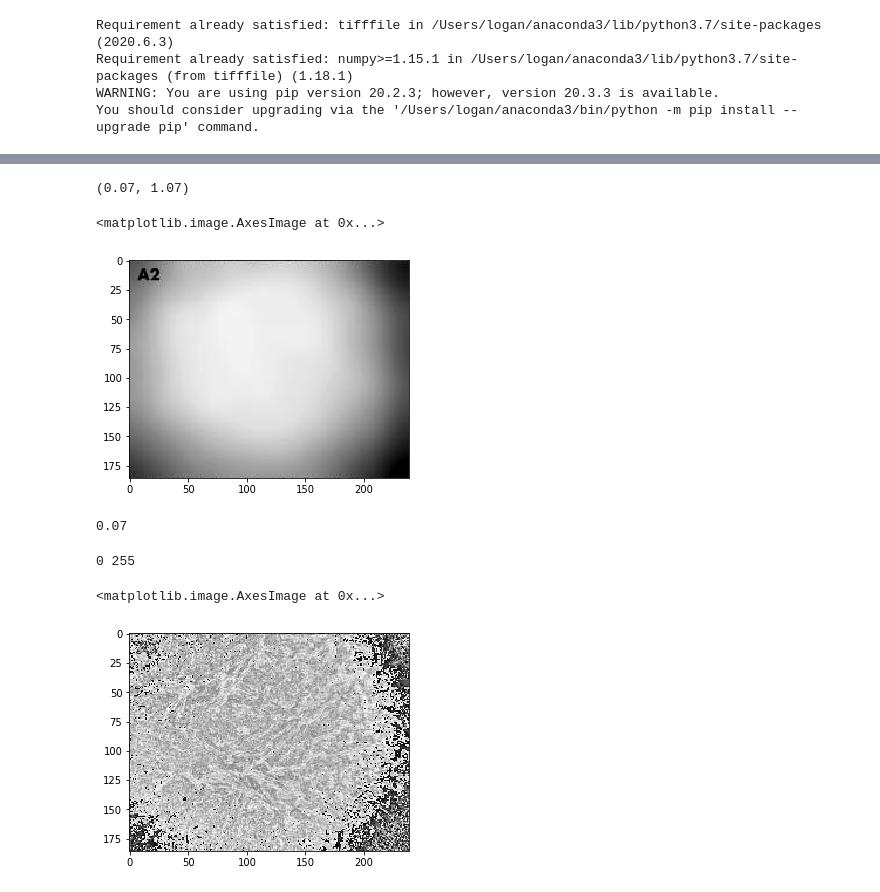
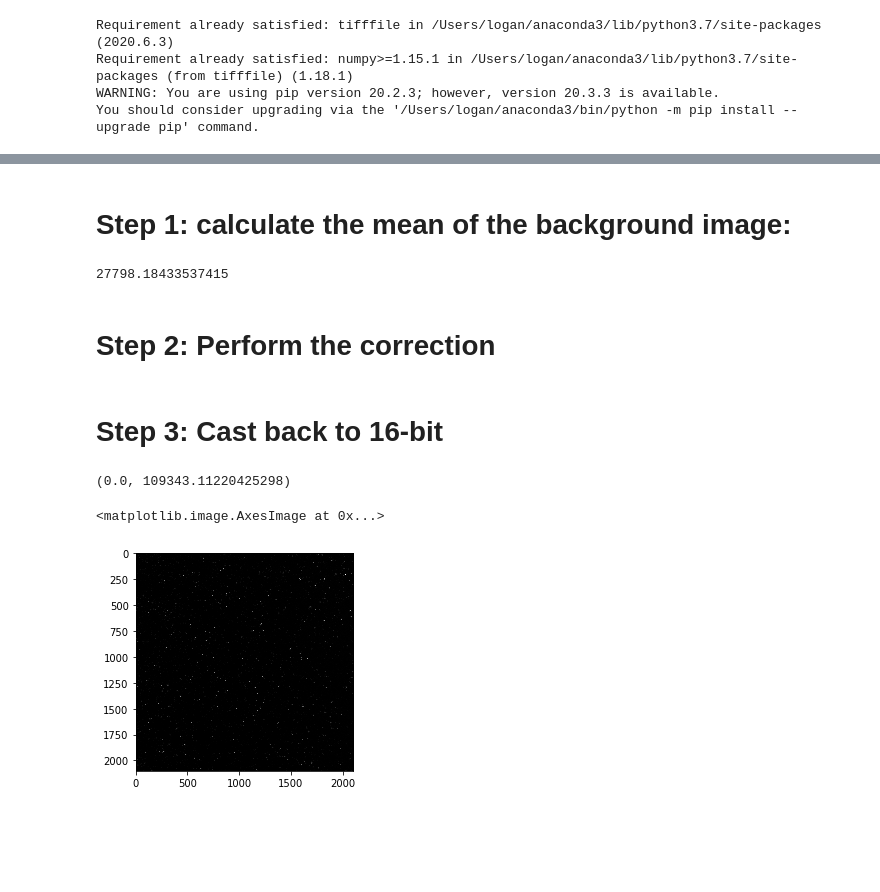
Before and after one commit to GeekLogan/remove_microscope_vignetting_in_python, a Jupyter notebook: vignetting.ipynb, the cells around one changed output, grey strips where cells are left out. Saved outputs shown, nothing was run; the diff lists cells and outputs as text; code cells hidden in the pictures; blank space fills up the shorter version.

```diff
--- a/vignetting.ipynb
+++ b/vignetting.ipynb
@@ -41,0 +18,5 @@ background_img_norm += 0.07
+# %%
+start_img = tifffile.imread('img_sub.tif')
+background_img = tifffile.imread('bg.tif')
+print( "Start Image Size:", img.shape )
+print( "Background Image Size:", img.shape )
@@ -42,27 +36,27 @@ background_img_norm += 0.07
+# %% [markdown]
+# Step 1: calculate the mean of the background image:
+# %%
+background_mean = np.mean( background_img )
+print( background_mean )
+# %% [output]
+27798.18433537415
+# %% [markdown]
+# Step 2: Perform the correction
+# %%
+corrected_image = (start_img.astype(float) / background_img.astype(float))
+corrected_image *= background_mean
+# %% [markdown]
+# Step 3: Cast back to 16-bit
 # %%
-np.min( background_img_norm ), np.max( background_img_norm )
+np.min( corrected_image ), np.max( corrected_image )
 # %% [output]
-(0.07, 1.07)
+(0.0, 109343.11220425298)
+# %%
+corrected_image_final = corrected_image / np.max( corrected_image )
+corrected_image_final *= 2**16 - 1
+#corrected_image_final = corrected_image.astype( np.uint8 )
 # %%
-plt.imshow(background_img_norm, cmap='gray')
+plt.imshow( corrected_image_final, cmap='gray')
 # %% [output]
 <matplotlib.image.AxesImage at 0x...>
-[figure, old version]
+[figure, new version]
-# %%
-np.min( background_img_norm )
-# %% [output]
-0.07
-# %%
-start_img_fixed = (start_img.astype(float) / background_img_norm).astype(np.uint8)
-
-
-print( np.min(start_img_fixed), np.max(start_img_fixed) )
-
-#start_img_fixed -= np.min( start_img_fixed )
-#start_img_fixed /= np.max( start_img_fixed )
-
-plt.imshow( start_img_fixed, cmap='gray' )
-# %% [output]
-0 255
-<matplotlib.image.AxesImage at 0x...>
-[figure, removed]
```
Also changed, not shown: parts of 7 cells of this notebook.
